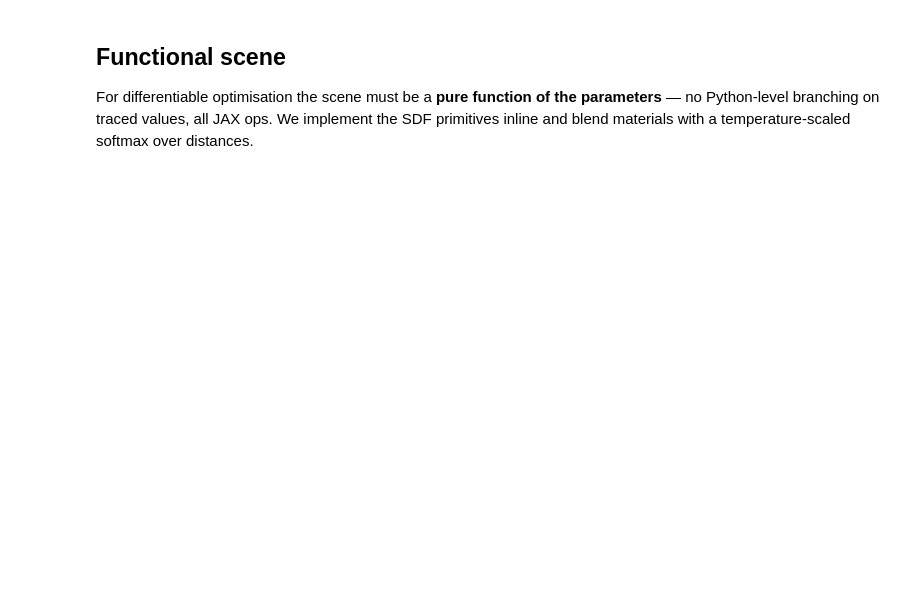
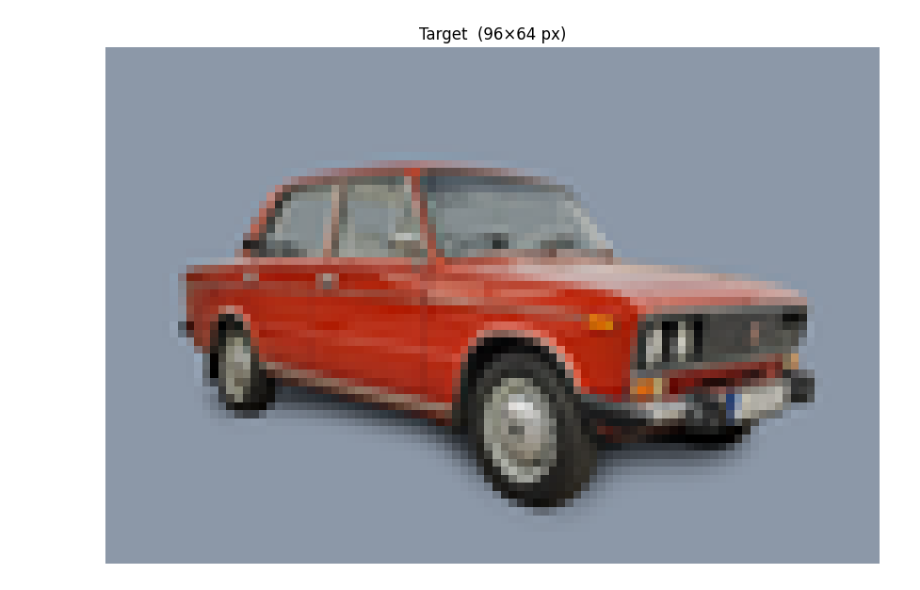
Before and after one commit to andrinr/jaxcad, a Jupyter notebook: examples/diff_render_fit.ipynb, the cells around one changed output. Drawn from its saved outputs; the diff is of its cells as text; code cells hidden in the pictures; blank space fills up the shorter version.

```diff
--- a/examples/diff_render_fit.ipynb
+++ b/examples/diff_render_fit.ipynb
@@ -24,26 +34,20 @@ from jaxcad.render.raymarch import _camera_rays, _render_pixel
 # %%
-# ── Target image ────────────────────────────────────────────────────────────
-# lada.png is RGBA; composite the car onto a neutral sky-blue background that
-# matches the renderer background we will use during optimisation.
-RES = (64, 96)  # (height, width) — aspect ≈ lada original (1192×1920)
-SKY = (140, 152, 168)  # sky-blue background colour (uint8)
+# ── Target image ─────────────────────────────────────────────────────────────
+RES = (64, 96)  # (height, width)
+SKY = (140, 152, 168)
 
-img_rgba = Image.open("lada.png").convert("RGBA")
+img_rgba = Image.open("assets/lada.png").convert("RGBA")
 bg = Image.new("RGB", img_rgba.size, SKY)
 bg.paste(img_rgba.convert("RGB"), mask=img_rgba.split()[3])
-target_pil = bg.resize((RES[1], RES[0]), Image.LANCZOS)  # PIL: (width, height)
+target_pil = bg.resize((RES[1], RES[0]), Image.LANCZOS)
 
-target = jnp.array(np.array(target_pil) / 255.0, dtype=jnp.float32)  # (H, W, 3)
+target = jnp.array(np.array(target_pil) / 255.0, dtype=jnp.float32)
 
 fig, ax = plt.subplots(figsize=(9, 6))
 ax.imshow(np.array(target))
-ax.set_title(f"Target  ({RES[1]}×{RES[0]} px downsampled from 1920×1192)")
+ax.set_title(f"Target  ({RES[1]}×{RES[0]} px)")
 ax.axis("off")
 plt.tight_layout()
 plt.show()
+# %% [output]
+[figure, added]
-# %% [markdown]
-## Functional scene
-
-For differentiable optimisation the scene must be a **pure function of the parameters** —
-no Python-level branching on traced values, all JAX ops.  We implement the SDF
-primitives inline and blend materials with a temperature-scaled softmax over distances.
```
Also changed, not shown: parts of 13 cells of this notebook, 16 other files.
